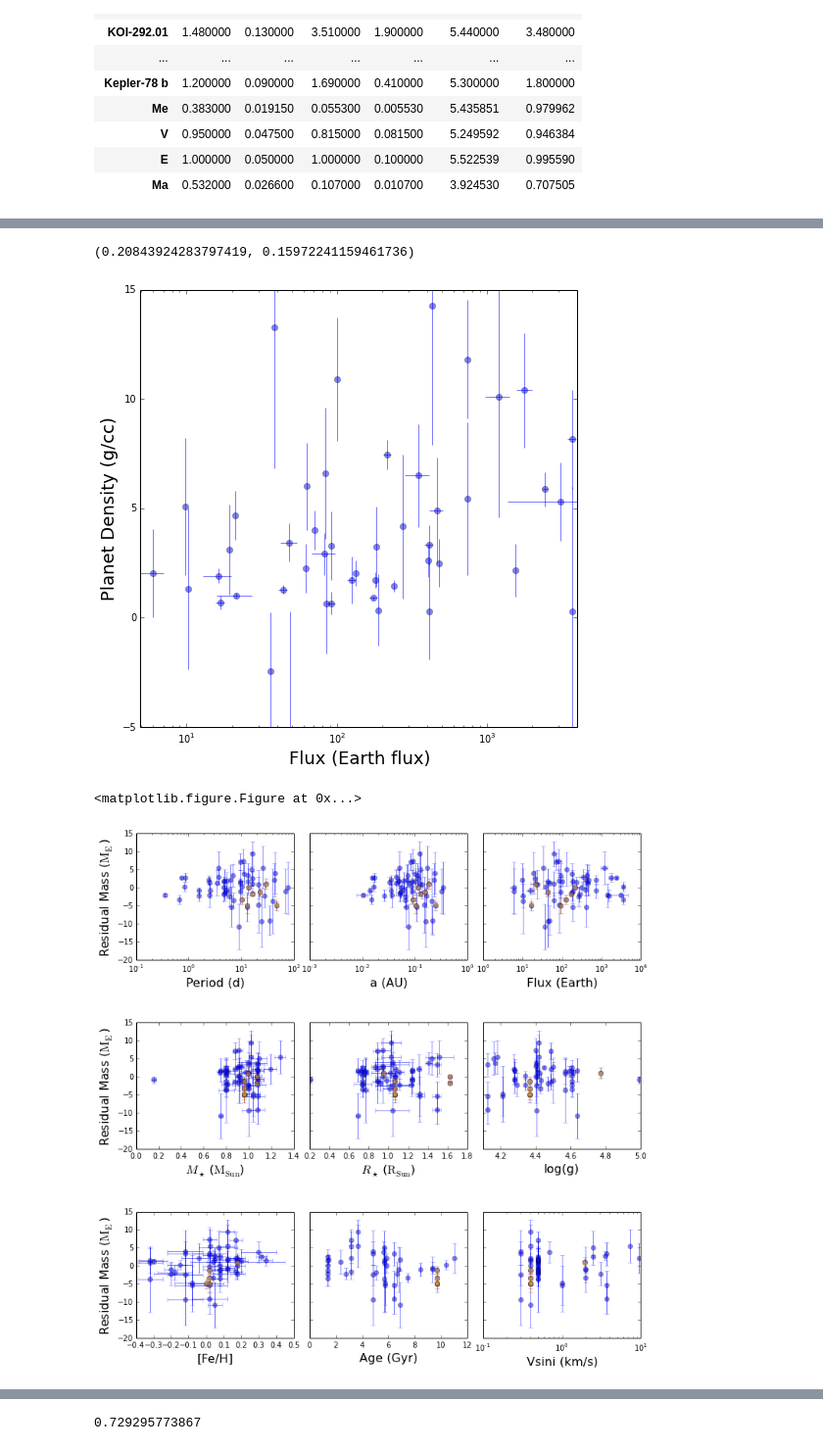
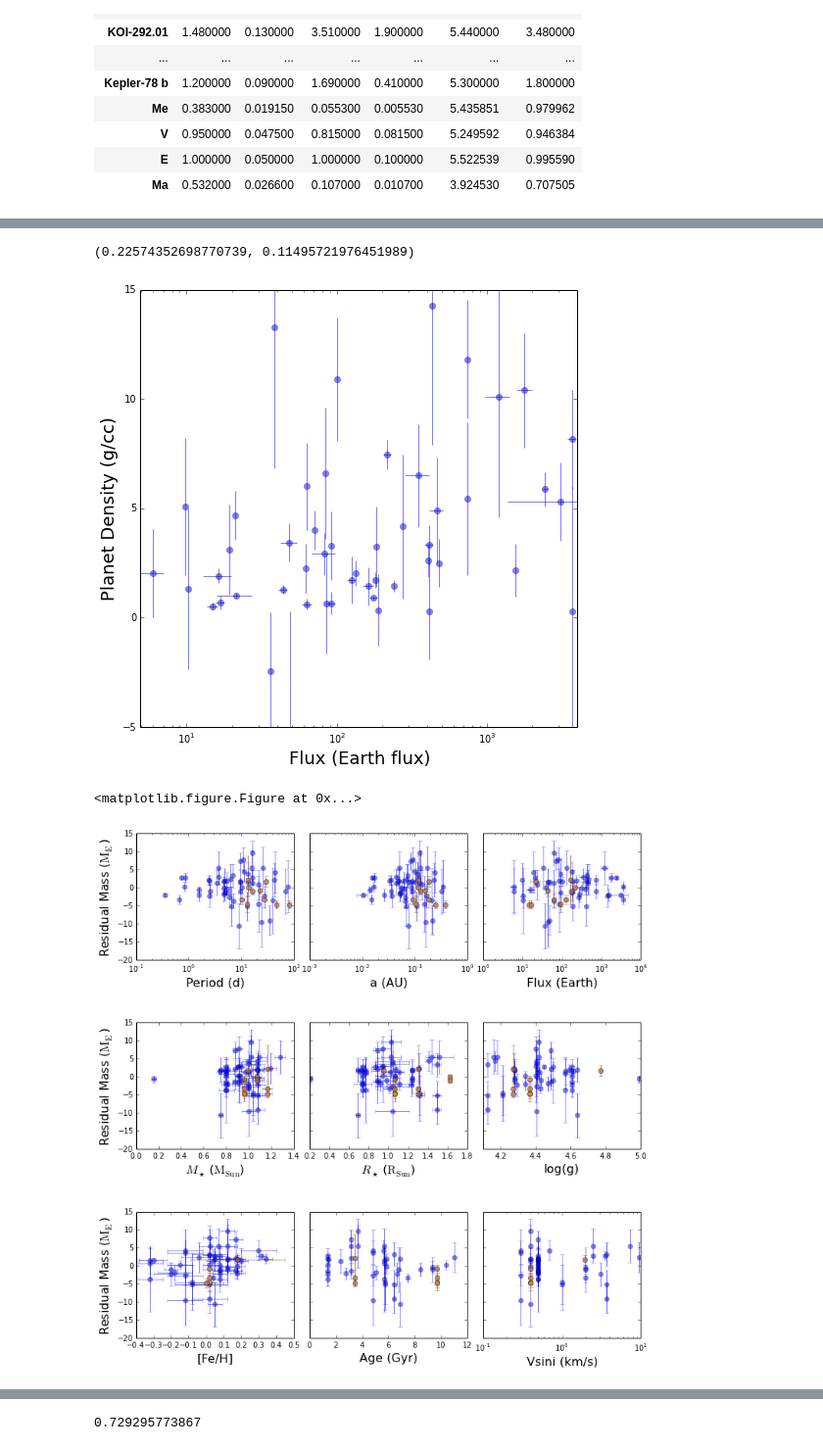
Before and after one commit to sealauren/mrf, a Jupyter notebook: plot_mr.ipynb, the cells around one changed output, grey strips where cells are left out. Shown at 98% size. Saved outputs shown, nothing was run; the diff lists cells and outputs as text; code cells hidden in the pictures.

```diff
--- a/plot_mr.ipynb
+++ b/plot_mr.ipynb
@@ -25,7 +23,7 @@ sp_1sig = sp[sp.m > sp.um]
 sp_cold = sp[sp.flux <= np.median(sp.flux)]
 sp_hot = sp[sp.flux > np.median(sp.flux)]
 sp['ttv'] = [0]*len(sp)
-sp.ix[['Kepler-11 b','Kepler-11 c','Kepler-11 d','Kepler-11 f','Kepler-30 b','Kepler-36 b','Kepler-36 c'],'ttv'] = 1
-ttvs = sp.ix[['Kepler-11 b','Kepler-11 c','Kepler-11 d','Kepler-11 f','Kepler-30 b','Kepler-36 b','Kepler-36 c'],:]
+sp.ix[['Kepler-11 b','Kepler-11 c','Kepler-11 d','Kepler-11 f','Kepler-30 b','Kepler-36 b','Kepler-36 c','KOI-152 b','KOI-152 c','KOI-152 e'],'ttv'] = 1
+ttvs = sp.ix[['Kepler-11 b','Kepler-11 c','Kepler-11 d','Kepler-11 f','Kepler-30 b','Kepler-36 b','Kepler-36 c','KOI-152 b','KOI-152 c','KOI-152 e'],:]
 len(sp)
 # %% [output]
@@ -496,3 +491,0 @@ Populating the interactive namespace from numpy and matplotlib
-# %%
-ordered_d = sp.sort('r')
-print ordered_d.ix[:,['r','rho','urho']]
@@ -529,8 +504,8 @@ pyplot.axis([0,4000,-5,15])
 fig.show();
 pearsonr(sp_clean.flux, sp_clean.rho)
 # %% [output]
-(0.20843924283797419, 0.15972241159461736)
+(0.22574352698770739, 0.11495721976451989)
-[figure, old version]
+[figure, new version]
 # %%
 #plot residuals
 fig = plt.figure(figsize=(14,14));
@@ -544,41 +519,41 @@ xscale = ['log','log','log','linear','linear','linear','linear','linear','log']
 fig, axarr = plt.subplots(3, 3, sharey=True);
 ys = sp.m_resid
 yerr = sp.um
-yttv = yarr[sp.ttv==1]
-yerrttv = yarr_err[sp.ttv==1]
+yttv = ys[sp.ttv==1]
+yerrttv = yerr[sp.ttv==1]
 for i in xrange(0,3):
     for j in xrange(0,3):
         xs = xarr[3*i + j]
         xttv = xs[sp.ttv==1]
         xerr = xarr_err[3*i + j]
 #        notnan = np.logical_not(np.isnan(xs))
 #        xs = xs[notnan]
 #        ys = yarr[notnan]
 #        yerr = yarr_err[notnan]
 #        if xerr is not None: xerr = xerr[notnan]
         axarr[i,j].errorbar(xs,ys, xerr=xerr, yerr=yerr, alpha = 0.5, marker='o', fmt='o')
-#        if len(xttv) > 0:
-#            if xerr is not None: xerrttv = xerr[sp.ttv==1]
-#            else: xerrttv=None
+        if len(xttv) > 0:
+            if xerr is not None: xerrttv = xerr[sp.ttv==1]
+            else: xerrttv=None
 #            notnanttv = np.logical_not(np.isnan(xttv))
 #            xttv = xttv[notnanttv]
 #            yttv = yttv[notnanttv]
 #            yerrttv = yerrttv[notnanttv]
 #            if xerr is not None: xerrttv = xerrttv[notnanttv]
 #            print xtit[3*i+j]
 #            print len(xttv), len(yttv), len(yerrttv)
         axarr[i,j].errorbar(xttv,yttv,xerr=xerrttv,yerr=yerrttv,
                             alpha = 0.5, marker='o', fmt='o', c='orange')
         if xscale[3*i + j]=='log': axarr[i,j].set_xscale('log')
         if j==0: axarr[i,j].set_ylabel('Residual Mass ($\mathrm{M_E}$)', fontsize=16)
         axarr[i,j].set_xlabel(xtit[3*i+j], fontsize=16)
 fig.set_size_inches(12,12);
 subplots_adjust(wspace=0.1)
 subplots_adjust(hspace=0.5)
 #fig.ylabel('Residual Mass')
 fig.show();
-#plt.savefig('mr_resids.png',dpi=100)
+plt.savefig('mr_resids.png',dpi=100)
 plt.savefig('mr_resids.eps', format='eps', dpi=100)
 # %% [output]
 <matplotlib.figure.Figure at 0x...>
-[figure, old version]
+[figure, new version]
```
Also changed, not shown: parts of 26 cells of this notebook, 25 other files.
